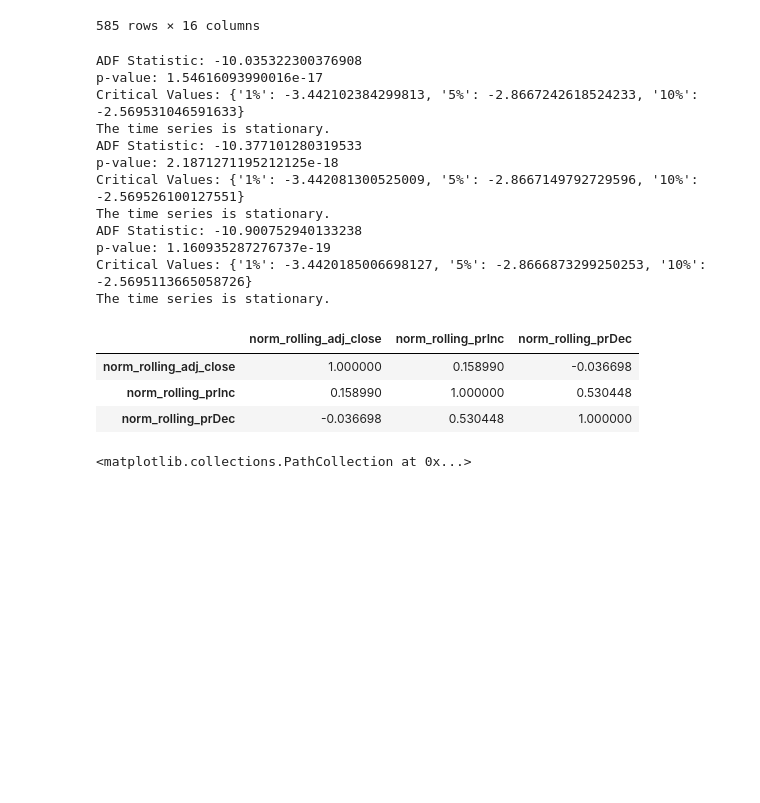
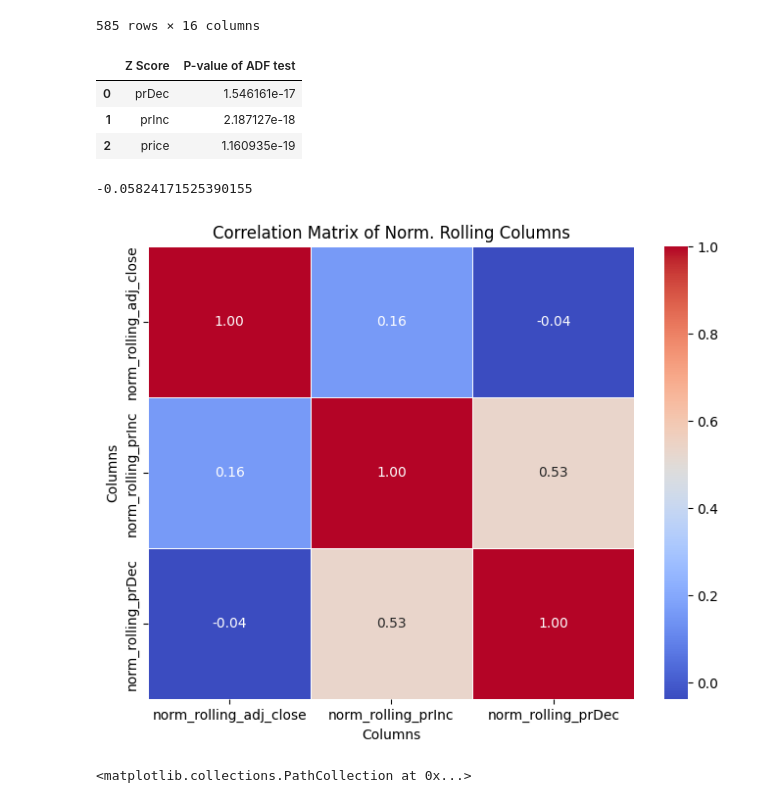
Before and after one commit to claircocoanut/iaqf-default, a Jupyter notebook: strategy/Corn SoyaBean with correct Rolling Window.ipynb, the cells around one changed output. Drawn from its saved outputs; the diff is of its cells as text; code cells hidden in the pictures; blank space fills up the shorter version.

```diff
--- a/strategy/Corn SoyaBean with correct Rolling Window.ipynb
+++ b/strategy/Corn SoyaBean with correct Rolling Window.ipynb
@@ -258,21 +258,36 @@ spreads_df
 | 2024-01-10 | -0.05252 | 0.07820 | 0.03114 | -0.63458 | -0.17123 | 0.01426 | -0.00902 | 0.0 | 0.10642 | ... |
 585 rows × 16 columns
 # %%
-check_stationarity(spreads_df_merged['norm_rolling_prDec'].dropna())
+import pandas as pd
+from statsmodels.tsa.stattools import adfuller
 
-check_stationarity(spreads_df_merged['norm_rolling_prInc'].dropna())
+# Function to perform ADF test and extract p-value
+def adf_test(series):
+    result = adfuller(series)
+    p_value = result[1]  # Extract p-value
+    return p_value
 
-check_stationarity(spreads_df_merged['norm_rolling_adj_close'].dropna())
+# Create an empty list to store results
+results = []
+
+# List of columns
+columns = ['norm_rolling_prDec', 'norm_rolling_prInc', 'norm_rolling_adj_close']
+map = {}
+map['norm_rolling_prDec'] = 'prDec'
+map['norm_rolling_prInc'] = 'prInc'
+map['norm_rolling_adj_close'] = 'price'
+# Perform ADF test for each column and store p-value in list
+for col in columns:
+    p_value = adf_test(spreads_df_merged[col].dropna())
+    results.append({'Z Score': map[col], 'P-value of ADF test': p_value})
+
+# Convert the list to a DataFrame
+results_df = pd.DataFrame(results)
+
+# Display the DataFrame
+results_df
 # %% [output]
-ADF Statistic: -10.035322300376908
-p-value: 1.54616093990016e-17
-Critical Values: {'1%': -3.442102384299813, '5%': -2.8667242618524233, '10%': -2.569531046591633}
-The time series is stationary.
-ADF Statistic: -10.377101280319533
-p-value: 2.1871271195212125e-18
-Critical Values: {'1%': -3.442081300525009, '5%': -2.8667149792729596, '10%': -2.569526100127551}
-The time series is stationary.
-ADF Statistic: -10.900752940133238
-p-value: 1.160935287276737e-19
-Critical Values: {'1%': -3.4420185006698127, '5%': -2.8666873299250253, '10%': -2.5695113665058726}
-The time series is stationary.
+|  | Z Score | P-value of ADF test |
+| 0 | prDec | 1.546161e-17 |
+| 1 | prInc | 2.187127e-18 |
+| 2 | price | 1.160935e-19 |
@@ -279,10 +331,18 @@ The time series is stationary.
+# %%
+spreads_df_merged['norm_rolling_prInc'].dropna().mean()
+# %% [output]
+-0.05824171525390155
 # %%
-spreads_df[[ 'norm_rolling_adj_close', 'norm_rolling_prInc', 'norm_rolling_prDec']].corr()
+
+spreads_corr = spreads_df[[ 'norm_rolling_adj_close', 'norm_rolling_prInc', 'norm_rolling_prDec']].corr()
+plt.figure(figsize=(8, 6))
+sns.heatmap(spreads_corr, annot=True, cmap='coolwarm', fmt=".2f", linewidths=0.5)
+plt.title('Correlation Matrix of Norm. Rolling Columns')
+plt.xlabel('Columns')
+plt.ylabel('Columns')
+plt.show()
 # %% [output]
-|  | norm_rolling_adj_close | norm_rolling_prInc | norm_rolling_prDec |
-| norm_rolling_adj_close | 1.000000 | 0.158990 | -0.036698 |
-| norm_rolling_prInc | 0.158990 | 1.000000 | 0.530448 |
-| norm_rolling_prDec | -0.036698 | 0.530448 | 1.000000 |
+[figure, added]
 # %%
 plt.scatter(spreads_df['norm_rolling_adj_close'], spreads_df['norm_rolling_prInc'])
 # %% [output]
```
Also changed, not shown: parts of 1 cell of this notebook, 1 other file.
